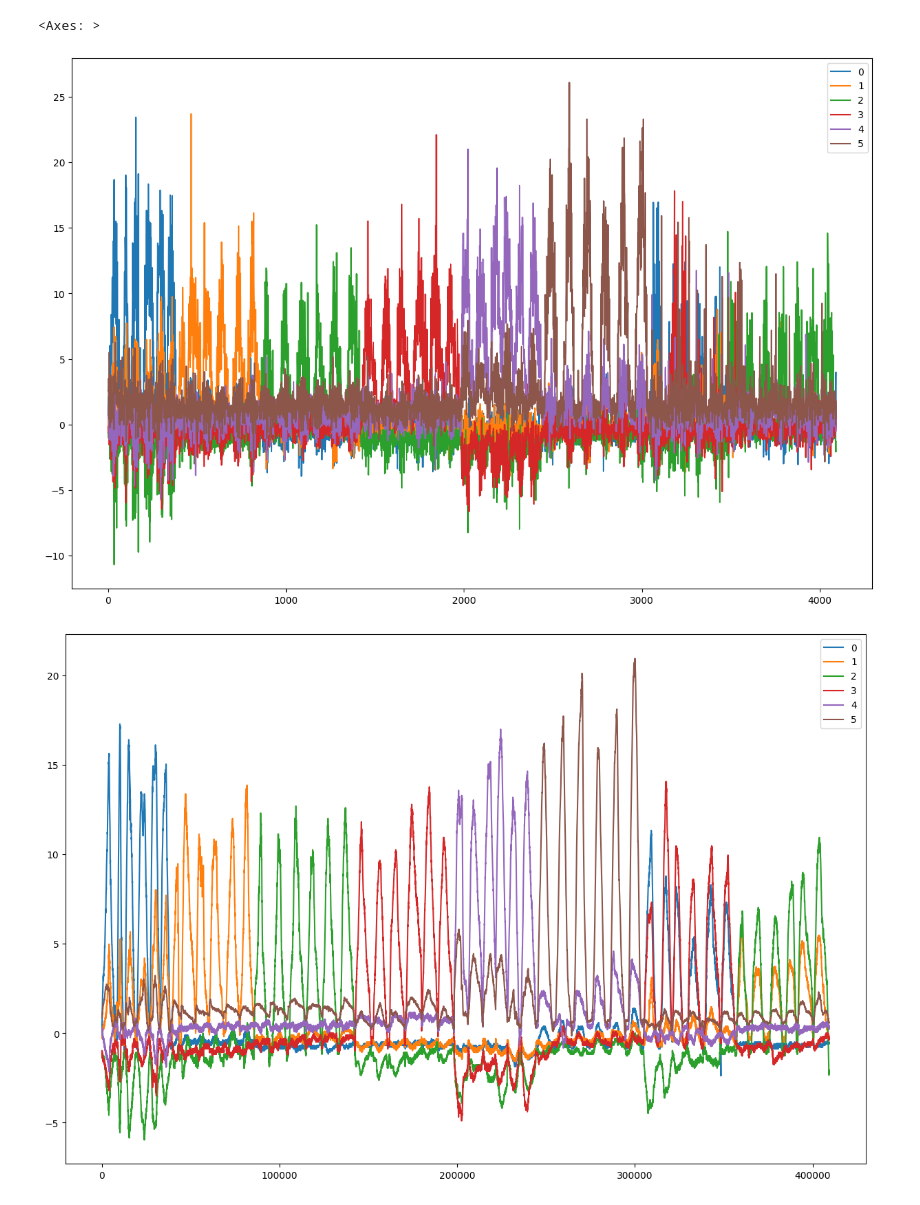
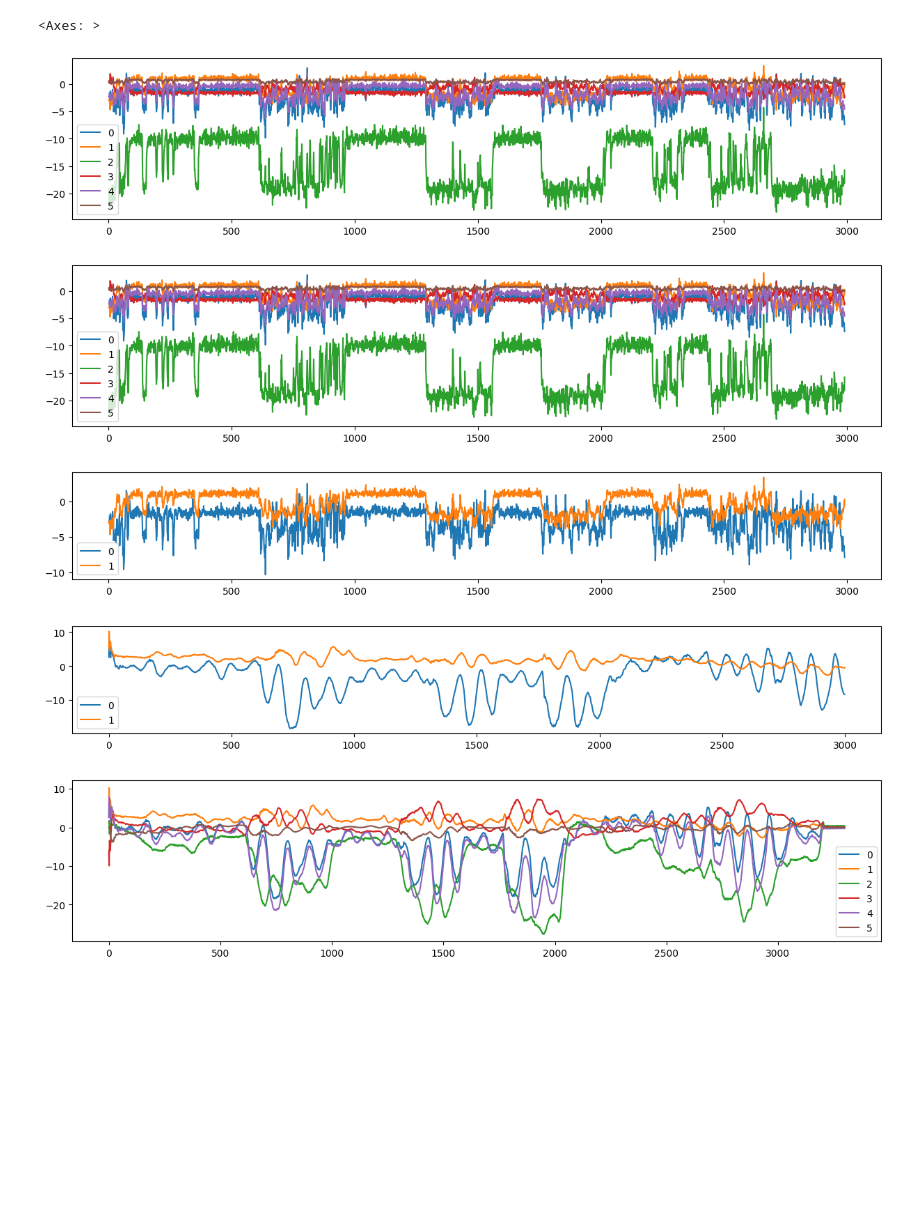
Before and after one commit to HisenXu99/EMG, a Jupyter notebook: test_LSTM.ipynb, the cells around one changed output. Cells and saved outputs as stored; diff of their text form; code cells hidden in the pictures; blank space fills up the shorter version.

```diff
--- a/test_LSTM.ipynb
+++ b/test_LSTM.ipynb
@@ -6,16 +6,17 @@ import torch
 
 
 win_len = 200
-win_stride = 100
+win_stride = 20
 batch = 32
 epoch = 10000
 
-data=Data(12,6)
-data.get_data('/remote-home/2230728/project/EMG/NinaPro/DB2', 'S5_E3_A1.mat')
-data.crop_data('/remote-home/2230728/project/EMG/NinaPro/DB2', 'S5_E3_A1.mat')
+data=Data(6,6)
+data.get_data('/remote-home/2230728/project/EMG/myDataset/', 'merge6.mat')
+# data.crop_data('/remote-home/2230728/project/EMG/NinaPro/DB2', 'S5_E3_A1.mat')
 data.normalise()
+# data.filter_data(f=(20), butterworth_order=4, btype='lowpass')
 data.filter_data(f=(20,50), butterworth_order=4, btype='bandpass')
 data.rectify_data()
-x,y = data.windowing_data(win_len, win_stride)
+x,y = data.windowing_data2(win_len, win_stride, 60000)
 # %% [output]
 Not yet!!!!!!!!!!!!!!!!!!!!
@@ -22,4 +24,7 @@ Not yet!!!!!!!!!!!!!!!!!!!!
 # %%
-data.emg_signal[:].plot(figsize = (15,10))
+data1 = data.emg_signal.iloc[:,:3]
+# data1[:].plot(figsize = (15,10))
+data.emg_signal[:60000].plot(figsize = (15,2),ylim=[0, 5])
 data.force_signal[:].plot(figsize = (15,10))
+force = data.force_signal.iloc[:,:2]
 # %% [output]
@@ -29,8 +33,8 @@ data.force_signal[:].plot(figsize = (15,10))
 # %%
 device = torch.device("cuda" if torch.cuda.is_available() else "cpu")
-model = MyModel(12, win_len, 6)
+model = MyModel(6, win_len,6)
 model.to(device)
-checkpoint = torch.load('model_path/LSTM-b32-03:01:58-i12o6.pth')
+checkpoint = torch.load('model_path/pass/LSTM-b188-21:12:05-i6o6.pth')
 model.load_state_dict(checkpoint['net'])
 x = x.astype(np.float32)
 x = torch.tensor(x).to(device)
@@ -60,9 +64,18 @@ torch.Size([4092, 200, 12])
 # %%
 # pd.DataFrame(y)[:].plot(figsize=(15,10))
 # pd.DataFrame(res.iloc[0:4000,:]).plot(figsize=(15,10))
-res[:].plot(figsize = (15,10))
-data.force_signal[:].plot(figsize = (15,10))
+res[:].plot(figsize = (15,3))
+res[:].plot(figsize = (15,3))
+res2 = res.iloc[:,:2]
+res2.iloc[:,0] = res2.iloc[:,0] - 0.5
+res2.iloc[:,1] = res2.iloc[:,1]
+res2[:].plot(figsize = (15,2))
+force[:3000].plot(figsize = (15,2))
+data.force_signal[0:6000].plot(figsize = (15,3))
 # %% [output]
 <Axes: >
-[figure, old version]
+[figure, new version]
-[figure, old version]
+[figure, new version]
+[figure, added]
+[figure, added]
+[figure, added]
```
Also changed, not shown: parts of 3 cells of this notebook, 28 other files.
